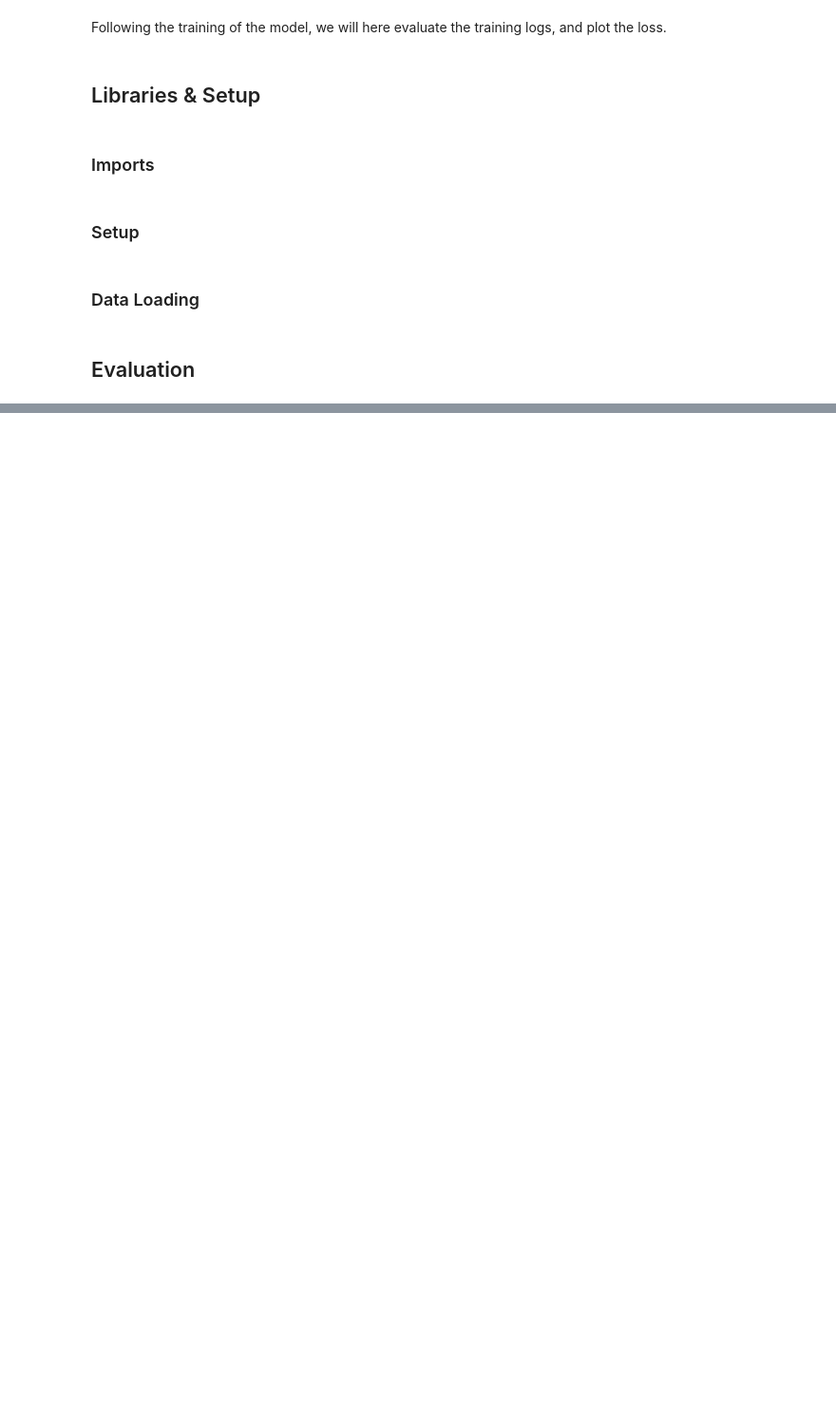
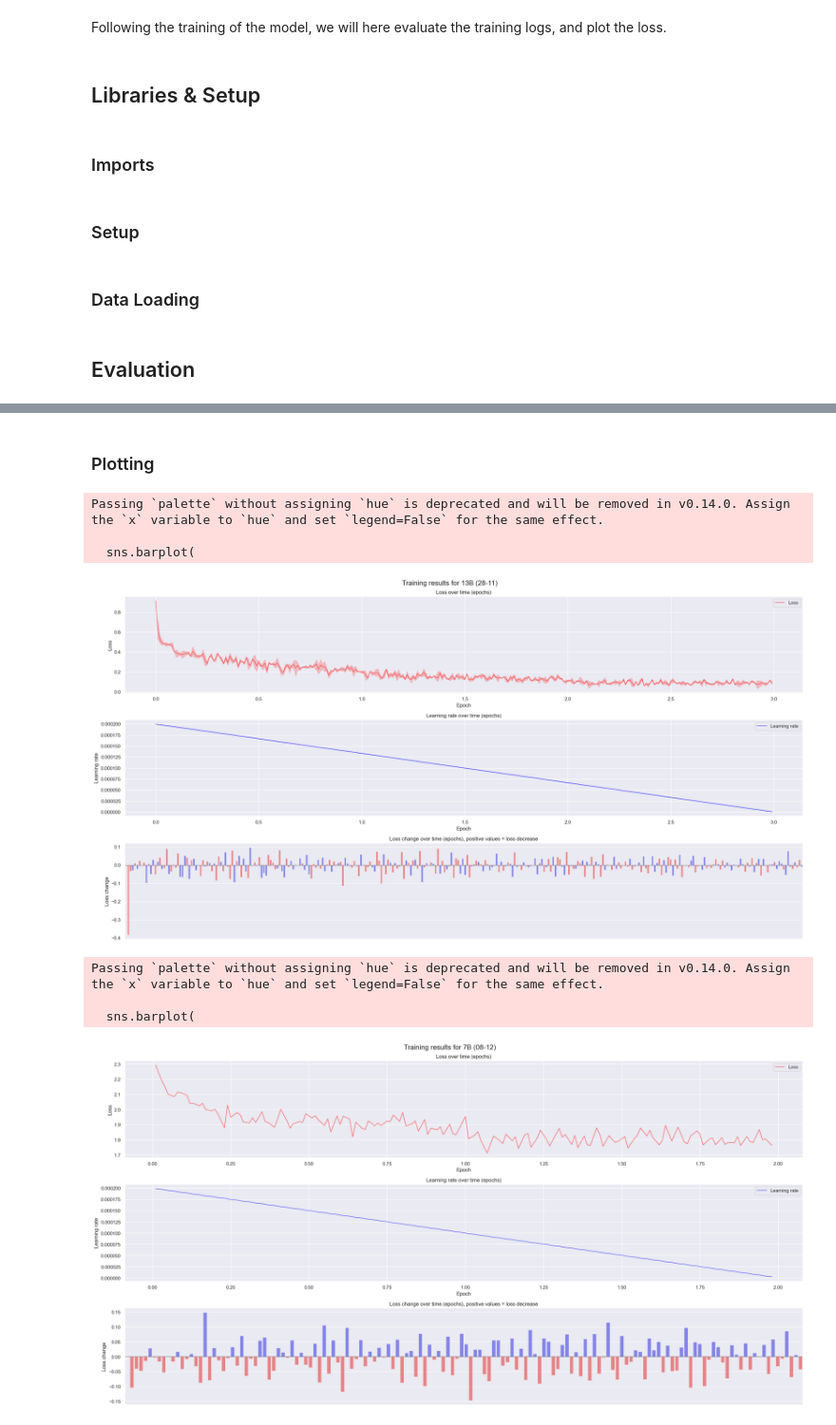
Before and after one commit to MisterXY89/chat-doc, a Jupyter notebook: chat_doc/evaluation/evaluate_trainings_log.ipynb, the cells around one changed output, grey strips where cells are left out. Shown at 95% size. Cells and saved outputs as stored; diff of their text form; code cells hidden in the pictures; blank space fills up the shorter version.

Commit message:
structured eval of logs

```diff
--- a/chat_doc/evaluation/evaluate_trainings_log.ipynb
+++ b/chat_doc/evaluation/evaluate_trainings_log.ipynb
@@ -67,8 +31,0 @@ loss_list_dict = loss_list_dict[1:]
-# %%
-loss_df = pd.DataFrame(loss_list_dict)
-# %%
-# reverse the order of the rows --> from oldest to newest
-loss_df = loss_df.iloc[::-1]
-# %%
-# we add the change in loss from the previous epoch to the dataframe
-loss_df["loss_change"] = loss_df["loss"].pct_change()
@@ -75 +34,14 @@ loss_df["loss_change"] = loss_df["loss"].pct_change()
+# %%
+def process_logs(raw_log_df):
+    loss_list_dict = raw_log_df["@message"].apply(lambda x: eval(x)).tolist()
+    loss_list_dict = loss_list_dict[1:]
+    processed_logs = pd.DataFrame(loss_list_dict)
+
+    # reverse the order of the rows --> from oldest to newest
+    processed_logs = processed_logs.iloc[::-1]
+
+    # we add the change in loss from the previous epoch to the dataframe
+    processed_logs["loss_change"] = processed_logs["loss"].abs().diff()
+
+    return processed_logs
 # %%
@@ -135,0 +114,21 @@ plt.show()
+# %% [markdown]
+### Plotting
+# %%
+for idx, loss_df in enumerate(logs):
+    # training-log-events-7B-08-12-23
+    trainings_date = "-".join(log_files[idx].split("-")[-3:-1])
+    model_name = log_files[idx].split("-")[3]
+    plot_loss(
+        process_logs(loss_df),
+        model_name,
+        trainings_date
+    )
+# %% [output]
+Passing `palette` without assigning `hue` is deprecated and will be removed in v0.14.0. Assign the `x` variable to `hue` and set `legend=False` for the same effect.
+
+  sns.barplot(
+[figure, added]
+Passing `palette` without assigning `hue` is deprecated and will be removed in v0.14.0. Assign the `x` variable to `hue` and set `legend=False` for the same effect.
+
+  sns.barplot(
+[figure, added]
```
Also changed, not shown: parts of 13 cells of this notebook.
